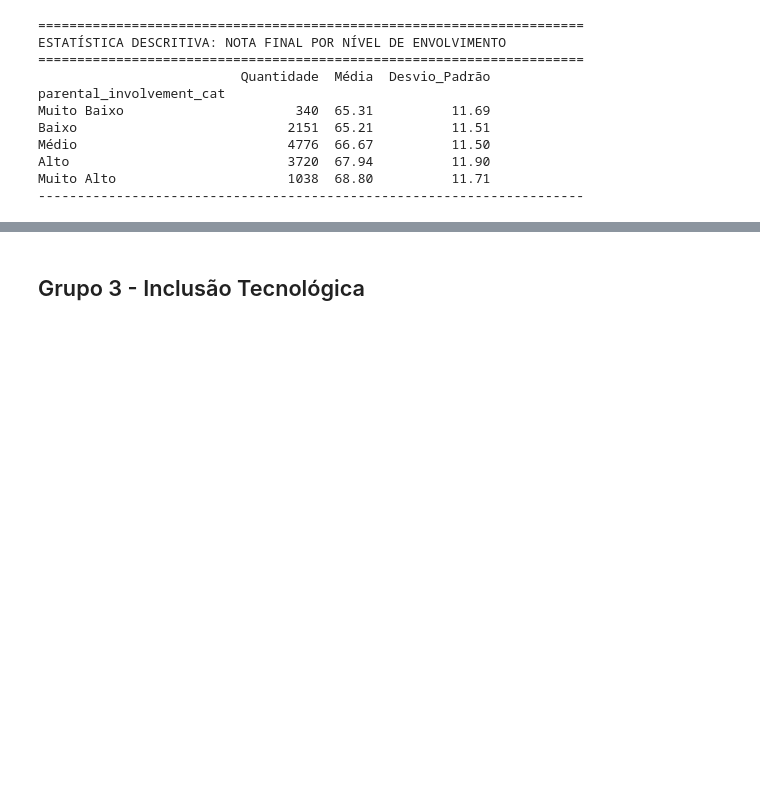
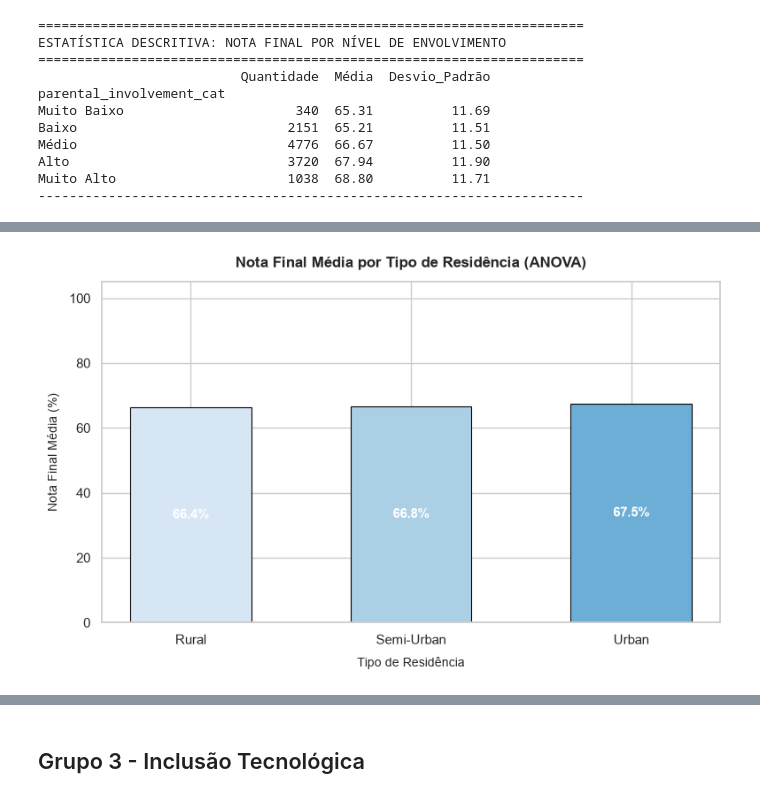
Before and after one commit to freitasamanda/data_science_mba, a Jupyter notebook: kaggle_projects/students_grade_database/student_grade_prediction.ipynb, the cells around one changed output, grey strips where cells are left out. Cells and saved outputs as stored; diff of their text form; code cells hidden in the pictures; blank space fills up the shorter version.

```diff
--- a/kaggle_projects/students_grade_database/student_grade_prediction.ipynb
+++ b/kaggle_projects/students_grade_database/student_grade_prediction.ipynb
@@ -1231,0 +1220,12 @@ plt.show()
+# %%
+# tabela descritiva da variável
+tabela_descritiva = df.groupby("residence_type")["final_grade_pct"].agg(
+    Quantidade="count",
+    Média="mean",
+    Desvio_Padrão="std"
+)
+
+print("=" * 70)
+print("ESTATÍSTICA DESCRITIVA: NOTA FINAL POR NÍVEL DE ENVOLVIMENTO")
+print("=" * 70)
+print(tabela_descritiva.round(2).to_string())
@@ -1231,0 +1274,44 @@ plt.show()
+# %%
+# PASSO 5: VISUALIZAÇÃO GRÁFICA (BARRAS COM MÉDIAS INTERNAS)
+# ----------------------------------------------------------
+fig, ax = plt.subplots(figsize=(9, 5))
+
+# Gráfico de barras com médias e paleta sequencial elegante
+barras = ax.bar(
+    tabela_descritiva.index.astype(str),
+    tabela_descritiva["Média"].values,
+    color=sns.color_palette("Blues_r", n_colors=len(ordem_categorias))[::-1],
+    edgecolor="black",
+    linewidth=0.8,
+    width=0.55
+)
+
+# Adiciona o texto com a percentagem formatada no centro de cada barra
+rotulos_medias = [f"{m:.1f}%" for m in tabela_descritiva["Média"].values]
+ax.bar_label(
+    barras,
+    labels=rotulos_medias,
+    label_type="center",
+    color="white",
+    fontsize=11,
+    fontweight="bold"
+)
+
+# Configurações de títulos e eixos
+ax.set_title("Nota Final Média por Tipo de Residência (ANOVA)", fontsize=12, fontweight="bold", pad=12)
+ax.set_xlabel("Tipo de Residência", fontsize=10, labelpad=8)
+ax.set_ylabel("Nota Final Média (%)", fontsize=10, labelpad=8)
+ax.set_ylim(0, 105)
+
+# ----------------------------------------------------------
+# PASSO 6: SALVAMENTO EM ALTA RESOLUÇÃO E EXIBIÇÃO
+# ----------------------------------------------------------
+#plt.tight_layout()
+#nome_arquivo = "anova_envolvimento_familiar.png"
+#fig.savefig(nome_arquivo, dpi=300, bbox_inches="tight")
+#print(f"✅ Gráfico da ANOVA salvo com sucesso no arquivo: '{nome_arquivo}'")
+
+# Exibe a figura no ecrã
+plt.show()
+# %% [output]
+[figure, added]
```
Also changed, not shown: parts of 42 cells of this notebook.
